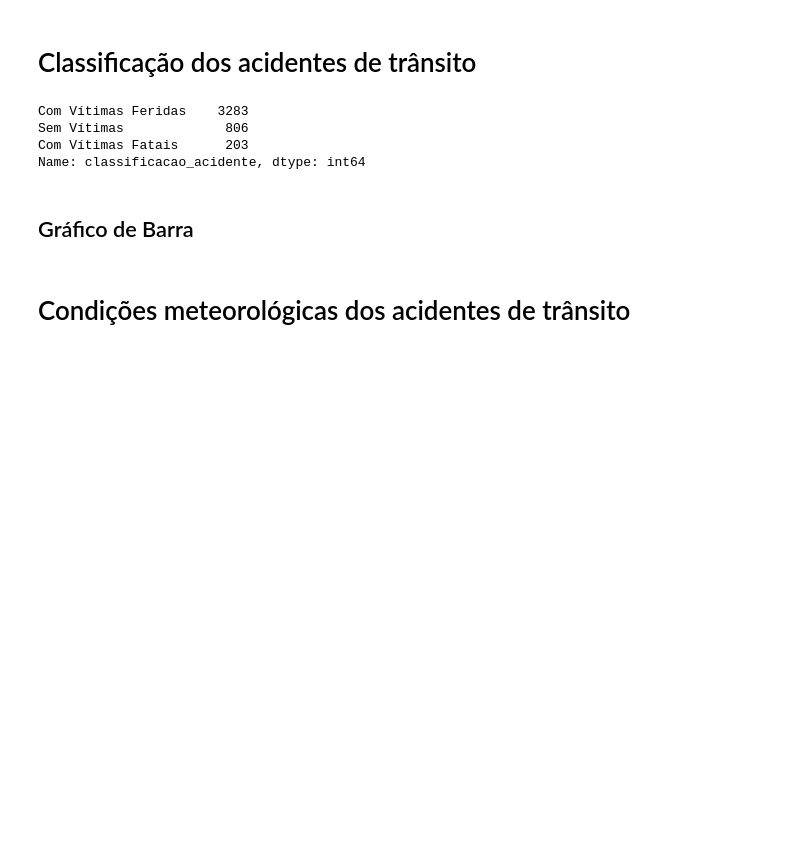
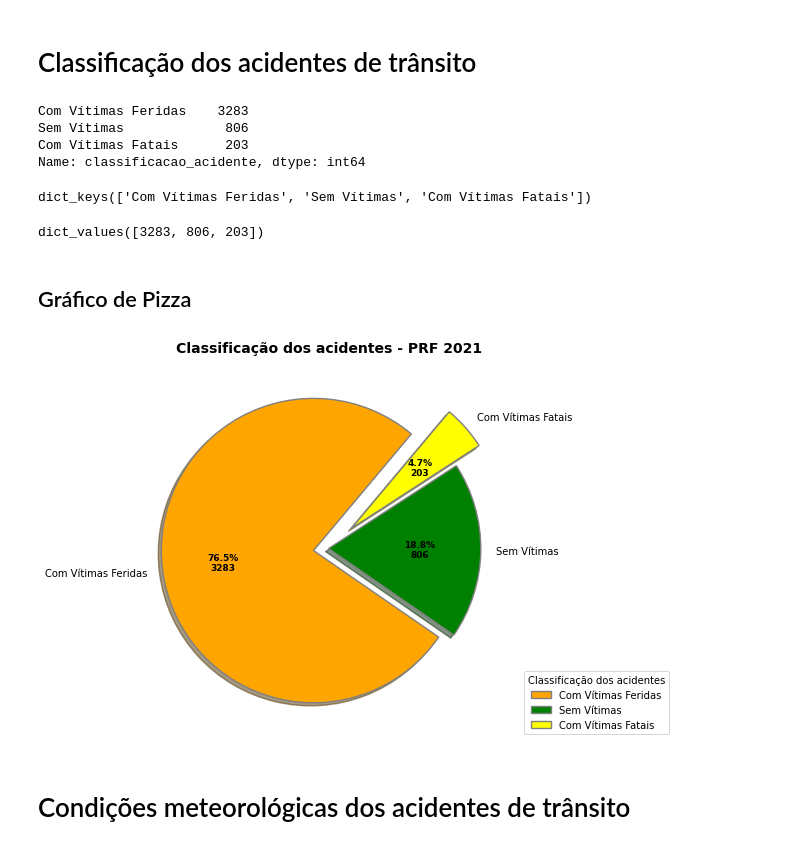
Before and after one commit to WellersonPrenholato/data-analytics-PRF-2021, a Jupyter notebook: PRF_2021.ipynb, the cells around one changed output. Drawn from its saved outputs; the diff is of its cells as text; code cells hidden in the pictures; blank space fills up the shorter version.

Commit message:
Inclusão de novos gráficos

```diff
--- a/PRF_2021.ipynb
+++ b/PRF_2021.ipynb
@@ -133,8 +141,54 @@ Com Vítimas Feridas    3283
 Sem Vítimas             806
 Com Vítimas Fatais      203
 Name: classificacao_acidente, dtype: int64
+# %%
+dict_classificacao_acidente = dict(data['classificacao_acidente'].value_counts())
+# %%
+dict_classificacao_acidente.keys()
+# %% [output]
+dict_keys(['Com Vítimas Feridas', 'Sem Vítimas', 'Com Vítimas Fatais'])
+# %%
+dict_classificacao_acidente.values()
+# %% [output]
+dict_values([3283, 806, 203])
 # %% [markdown]
-## Gráfico de Barra
+## Gráfico de Pizza
+# %%
+def func(pct, allvalues):
+    absolute = int(pct / 100.*np.sum(allvalues))
+    return "{:.1f}%\n{:d}".format(pct, absolute)
+# %%
+list_classificacao_acidente_keys = list(dict_classificacao_acidente.keys())
+list_classificacao_acidente_values = list(dict_classificacao_acidente.values())
+# %%
+labels_classificacao_acidente = list_classificacao_acidente_keys
+data_classificacao_acidente = list_classificacao_acidente_values
+
+explode = (0.1, 0.0, 0.2)
+colors = ( "orange", "green", "yellow")
+wp = { "linewidth" : 1.4, "edgecolor" : "grey" }
+
+fig, ax = plt.subplots(figsize =(10, 7))
+ax.set_title("Classificação dos acidentes - PRF 2021", size = 14, weight ="bold")
+wedges, texts, autotexts = ax.pie(data_classificacao_acidente,
+                                  autopct = lambda pct: func(pct, data_classificacao_acidente),
+                                  explode = explode,
+                                  labels = labels_classificacao_acidente,
+                                  shadow = True,
+                                  colors = colors,
+                                  startangle = 50,
+                                  wedgeprops = wp,
+                                  textprops = dict(color ="black"))
+ax.legend(wedges, labels_classificacao_acidente,
+          title ="Classificação dos acidentes",
+          loc ="lower left",
+          bbox_to_anchor =(1, 0, 0.5, 1))
+
+plt.setp(autotexts, size = 9, weight ="bold")
+# plt.tight_layout()
+plt.show()
+# %% [output]
+[figure, added]
 # %% [markdown]
 # Condições meteorológicas dos acidentes de trânsito
 # %%
```
Also changed, not shown: parts of 48 cells of this notebook.
